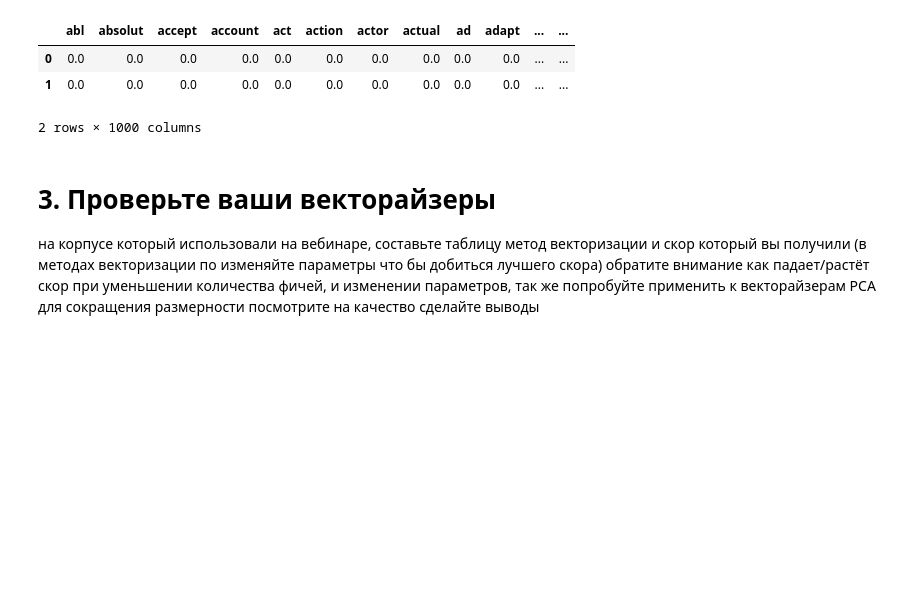
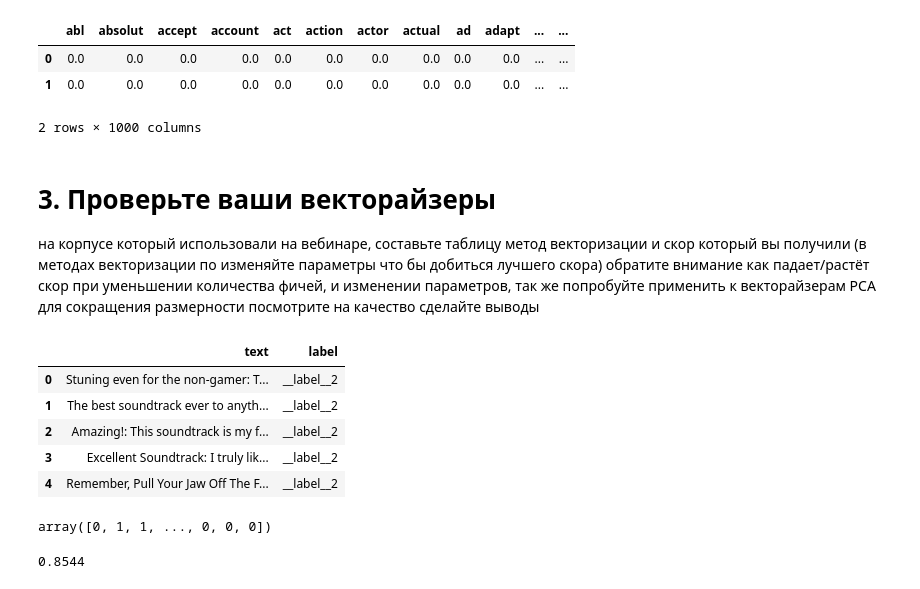
Before and after one commit to lilyababina/vved_v_obr_est_yaz, a Jupyter notebook: hw2_sozdan_prizn_prostr/less2_hw.ipynb, the cells around one changed output. Saved outputs shown, nothing was run; the diff lists cells and outputs as text; code cells hidden in the pictures; blank space fills up the shorter version.

```diff
--- a/hw2_sozdan_prizn_prostr/less2_hw.ipynb
+++ b/hw2_sozdan_prizn_prostr/less2_hw.ipynb
@@ -124,0 +130,19 @@ bow_tfidfv_lemmatized.head(2)
+# %%
+data_corp = open('corpus.txt').read()
+labels, texts = [], []
+for i, line in enumerate(data_corp.split("\n")):
+    content = line.split()
+    labels.append(content[0])
+    texts.append(" ".join(content[1:]))
+# создаем df
+trainDF = pd.DataFrame()
+trainDF['text'] = texts
+trainDF['label'] = labels
+trainDF.head(5)
+# %% [output]
+|  | text | label |
+| 0 | Stuning even for the non-gamer: T... | __label__2 |
+| 1 | The best soundtrack ever to anyth... | __label__2 |
+| 2 | Amazing!: This soundtrack is my f... | __label__2 |
+| 3 | Excellent Soundtrack: I truly lik... | __label__2 |
+| 4 | Remember, Pull Your Jaw Off The F... | __label__2 |
@@ -124,0 +156,18 @@ bow_tfidfv_lemmatized.head(2)
+# %%
+
+count_vect = CountVectorizer(analyzer='word', token_pattern=r'\w{1,}')
+count_vect.fit(trainDF['text'])
+
+xtrain_count =  count_vect.transform(train_x)
+xvalid_count =  count_vect.transform(valid_x)
+
+classifier = linear_model.LogisticRegression()
+classifier.fit(xtrain_count, train_y)
+predictions = classifier.predict(xvalid_count)
+predictions
+# %% [output]
+array([0, 1, 1, ..., 0, 0, 0])
+# %%
+accuracy_score(valid_y, predictions)
+# %% [output]
+0.8544
```
Also changed, not shown: parts of 21 cells of this notebook, 3 other files.
